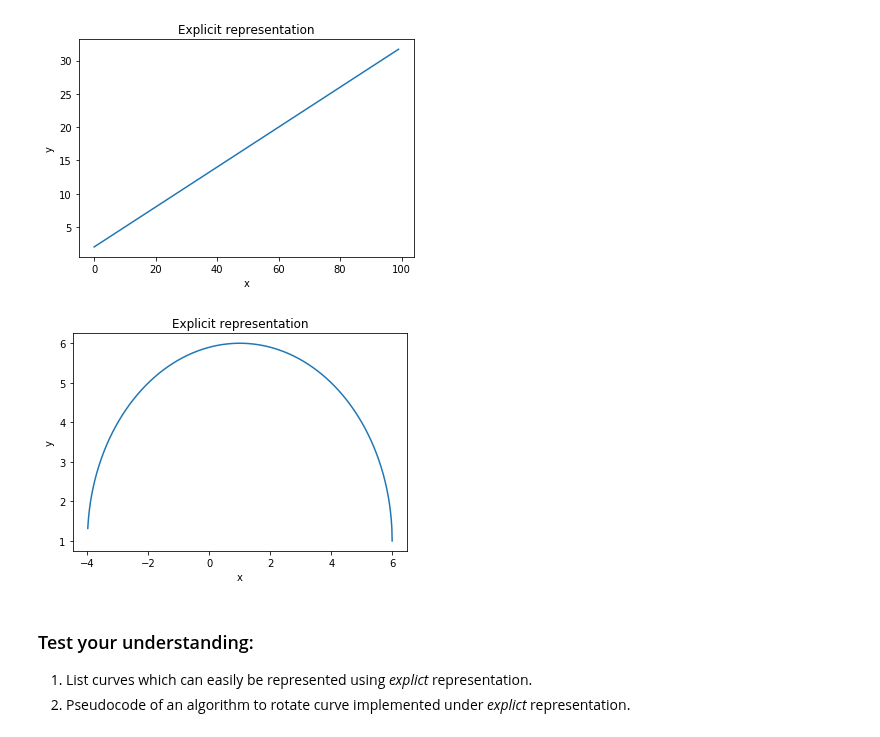
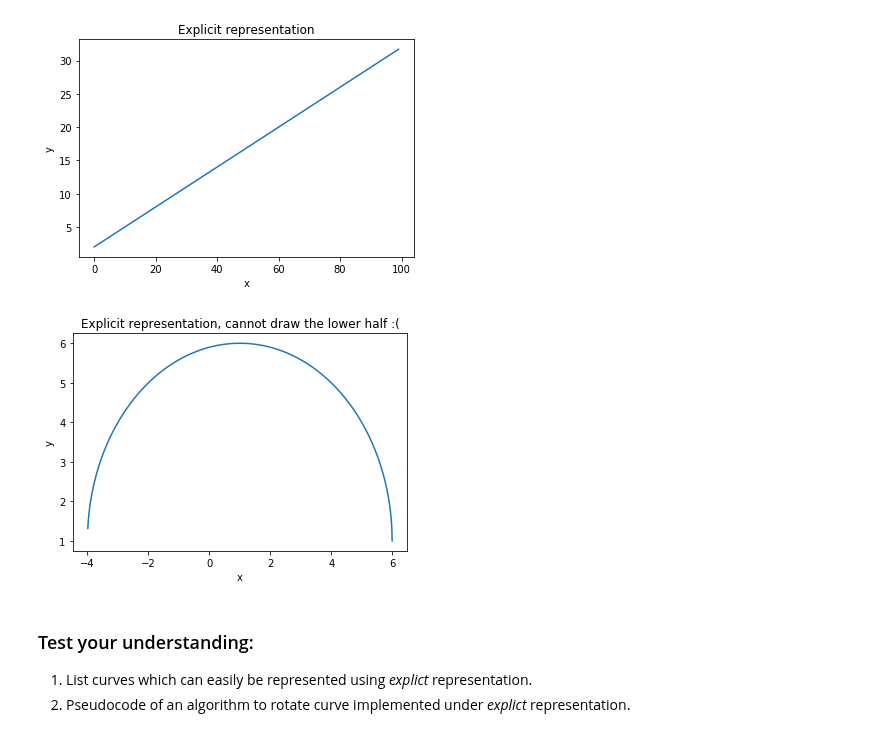
Before and after one commit to pranavkantgaur/training_materials, a Jupyter notebook: parametric_representations/param_rep_intro_lec_2.ipynb, the cells around one changed output. Drawn from its saved outputs; the diff is of its cells as text; code cells hidden in the pictures.

```diff
--- a/parametric_representations/param_rep_intro_lec_2.ipynb
+++ b/parametric_representations/param_rep_intro_lec_2.ipynb
@@ -60,35 +81,35 @@ class ExplicitCircleRepresentation(object):
     self.r  = r
     self.x = x
     self.y = y
 
   def getx(self):
     return self.x
 
   def getr(self):
     return self.r
 
   def generate_points_on_representation(self, x):
     assert(pow(self.r, 2) - pow(x - self.x, 2) >= 0) # avoid -ve in sqrt
     y = math.sqrt(pow(self.r, 2) - pow(x - self.x, 2)) + self.y # note only one value of y can be represented!!
     return y
 
 if __name__ == '__main__' :
   circle = ExplicitCircleRepresentation(5.0, 1.0, 1.0)
   # generate list of (x, y)
   n_points = 1000
   x = [t * (circle.getx() - circle.getr()) + (1 - t) * (circle.getx()
       + circle.getr()) for t in arange(0, 1, 1 / n_points)] # note the parametric representation!!
   y = []
   for i in x:
     y.append(circle.generate_points_on_representation(i))
 
   plt.plot(x, y)
-  plt.title('Explicit representation')
+  plt.title('Explicit representation, cannot draw the lower half :(')
   plt.ylabel('y')
   plt.xlabel('x')
   plt.show()
 # %% [output]
-[figure, old version]
+[figure, new version]
 # %% [markdown]
 ### Test your understanding:
 
```
Also changed, not shown: parts of 15 cells of this notebook.
